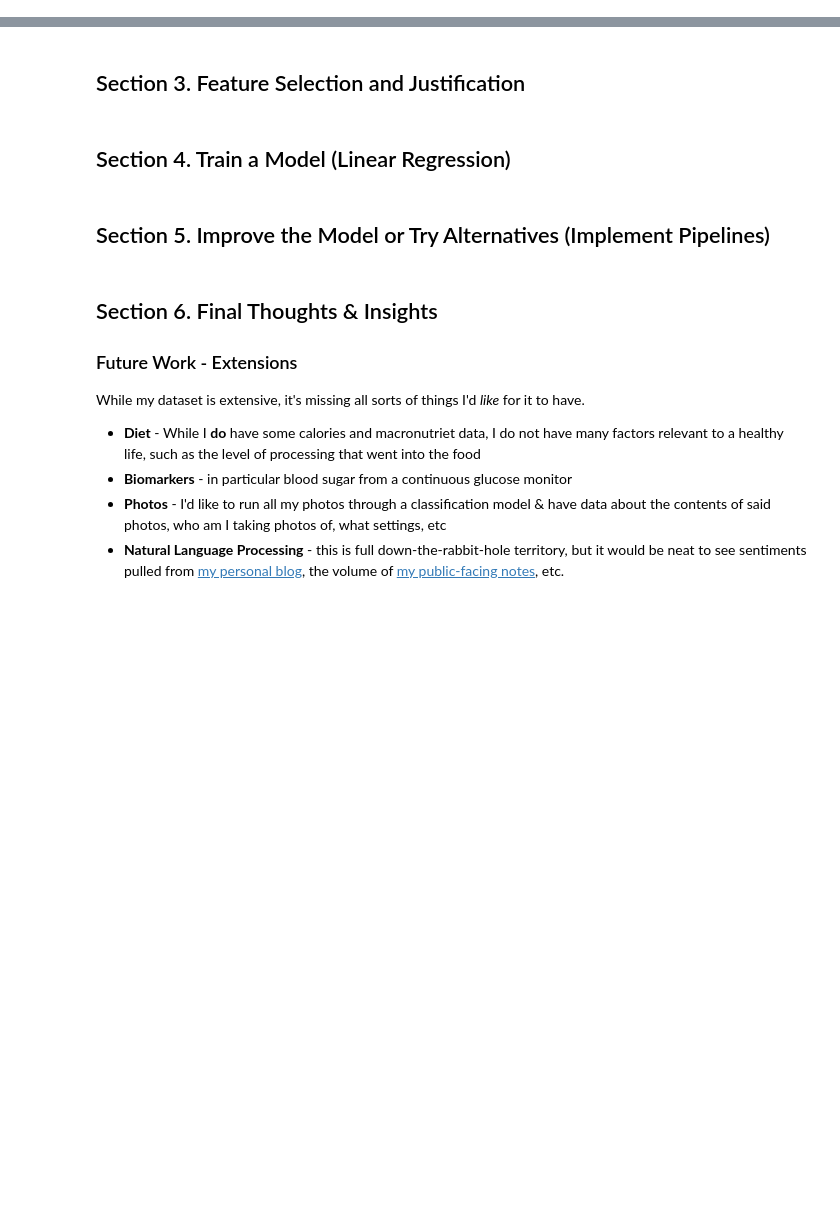
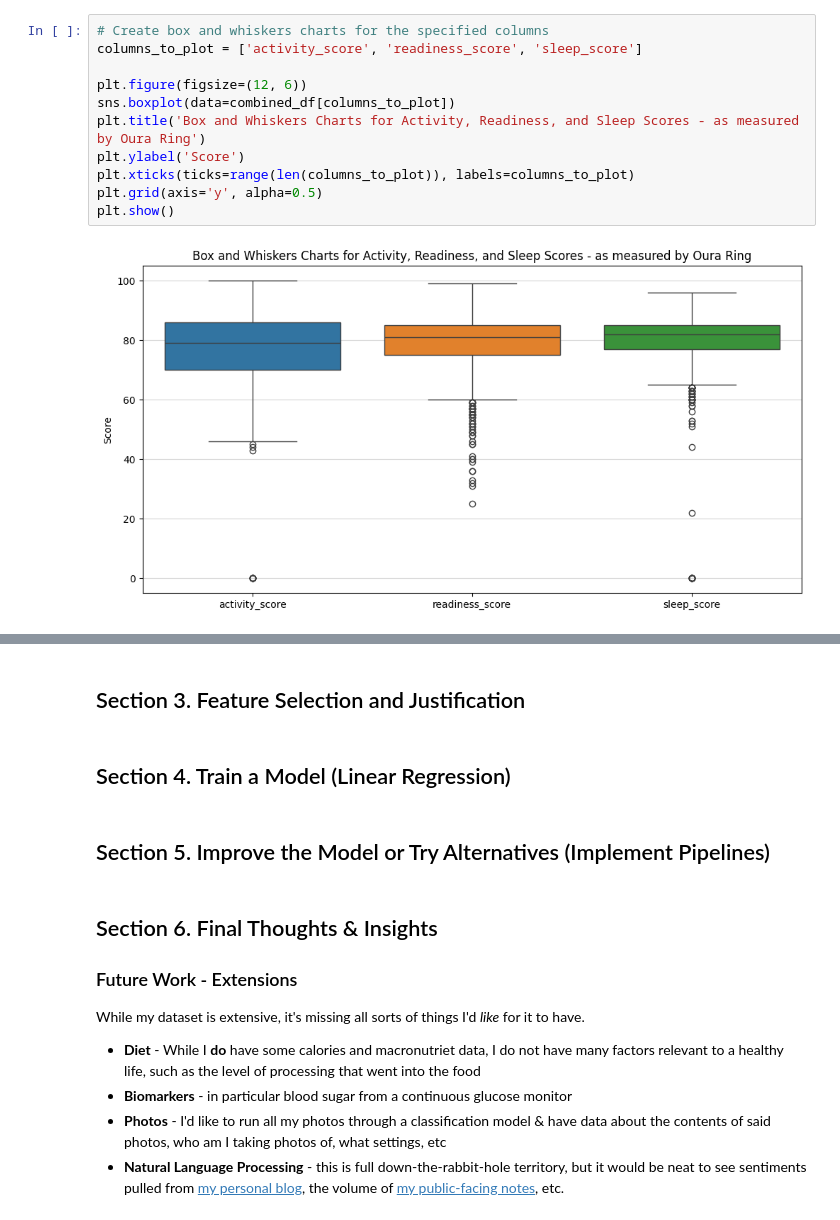
Before and after one commit to aarongilly/ml_regression_gillespie, a Jupyter notebook: gillespie_ml_data_journal.ipynb, the cells around one changed output, grey strips where cells are left out. Drawn from its saved outputs; the diff is of its cells as text; blank space fills up the shorter version.

```diff
--- a/gillespie_ml_data_journal.ipynb
+++ b/gillespie_ml_data_journal.ipynb
@@ -60,0 +279,13 @@ Before we can do any machine learning, we have to obtain references to the data
+# %%
+# Create box and whiskers charts for the specified columns
+columns_to_plot = ['activity_score', 'readiness_score', 'sleep_score']
+
+plt.figure(figsize=(12, 6))
+sns.boxplot(data=combined_df[columns_to_plot])
+plt.title('Box and Whiskers Charts for Activity, Readiness, and Sleep Scores - as measured by Oura Ring')
+plt.ylabel('Score')
+plt.xticks(ticks=range(len(columns_to_plot)), labels=columns_to_plot)
+plt.grid(axis='y', alpha=0.5)
+plt.show()
+# %% [output]
+[figure, added]
```
Also changed, not shown: parts of 25 cells of this notebook, 5 other files.
